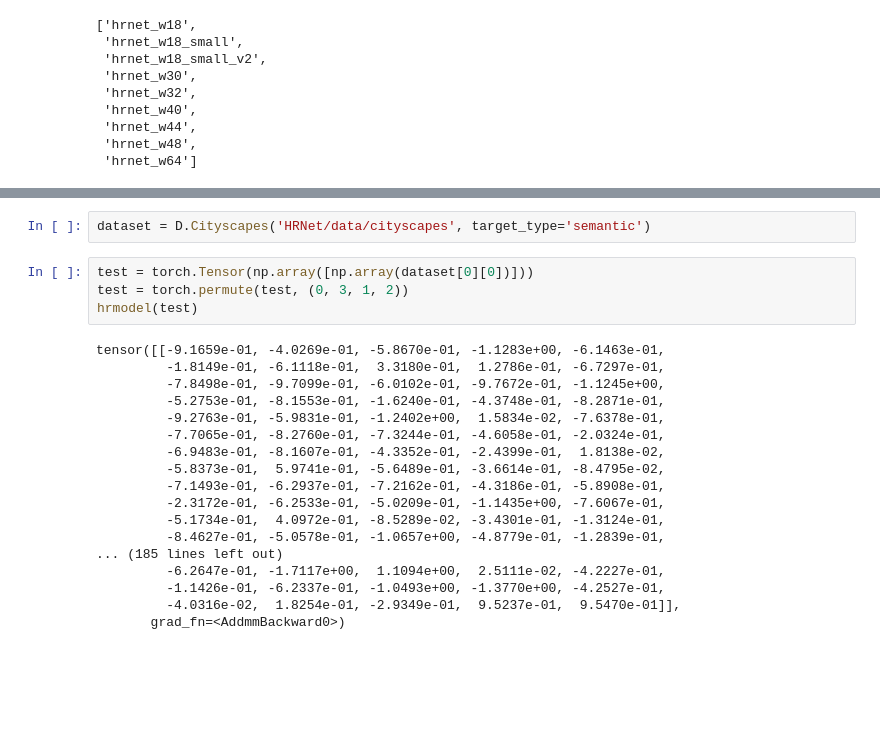
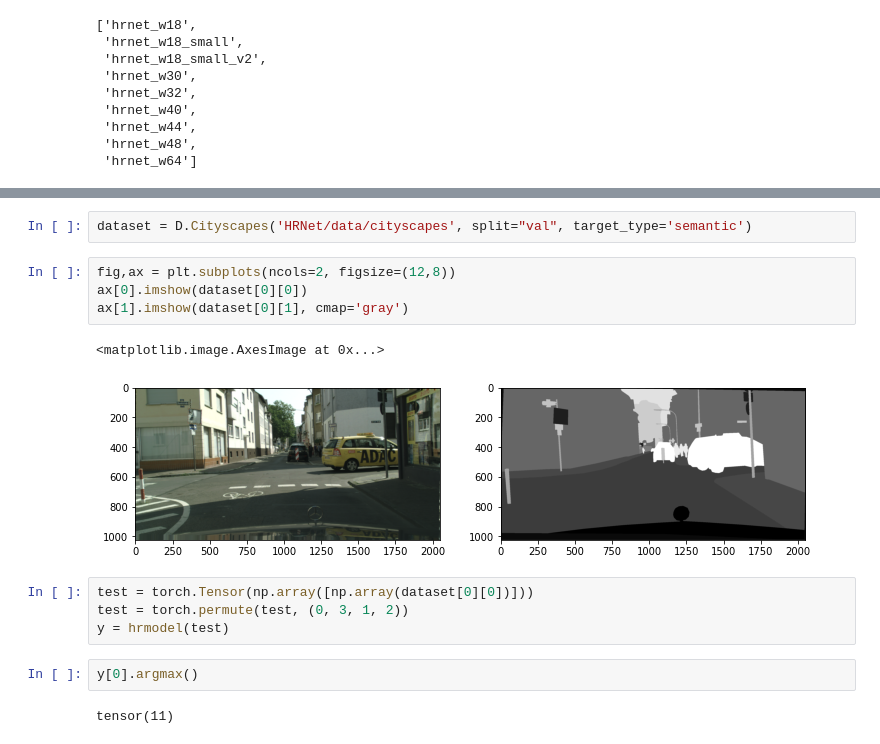
Before and after one commit to Luminilion/Visual-Intelligence---Benchmarking-Framework-for-Bad-Weather-Distortion, a Jupyter notebook: sota_model/HRNet.ipynb, the cells around one changed output, grey strips where cells are left out. Drawn from its saved outputs; the diff is of its cells as text; blank space fills up the shorter version.

```diff
--- a/sota_model/HRNet.ipynb
+++ b/sota_model/HRNet.ipynb
@@ -35,24 +37,17 @@ Downloading: "https://github.com/rwightman/pytorch-image-models/releases/downloa
 # %%
-dataset = D.Cityscapes('HRNet/data/cityscapes', target_type='semantic')
+dataset = D.Cityscapes('HRNet/data/cityscapes', split="val", target_type='semantic')
+# %%
+fig,ax = plt.subplots(ncols=2, figsize=(12,8))
+ax[0].imshow(dataset[0][0])
+ax[1].imshow(dataset[0][1], cmap='gray')
+# %% [output]
+<matplotlib.image.AxesImage at 0x...>
+[figure, added]
 # %%
 test = torch.Tensor(np.array([np.array(dataset[0][0])]))
 test = torch.permute(test, (0, 3, 1, 2))
-hrmodel(test)
+y = hrmodel(test)
-# %% [output]
-tensor([[-9.1659e-01, -4.0269e-01, -5.8670e-01, -1.1283e+00, -6.1463e-01,
-         -1.8149e-01, -6.1118e-01,  3.3180e-01,  1.2786e-01, -6.7297e-01,
-         -7.8498e-01, -9.7099e-01, -6.0102e-01, -9.7672e-01, -1.1245e+00,
-         -5.2753e-01, -8.1553e-01, -1.6240e-01, -4.3748e-01, -8.2871e-01,
-         -9.2763e-01, -5.9831e-01, -1.2402e+00,  1.5834e-02, -7.6378e-01,
-         -7.7065e-01, -8.2760e-01, -7.3244e-01, -4.6058e-01, -2.0324e-01,
-         -6.9483e-01, -8.1607e-01, -4.3352e-01, -2.4399e-01,  1.8138e-02,
-         -5.8373e-01,  5.9741e-01, -5.6489e-01, -3.6614e-01, -8.4795e-02,
-         -7.1493e-01, -6.2937e-01, -7.2162e-01, -4.3186e-01, -5.8908e-01,
-         -2.3172e-01, -6.2533e-01, -5.0209e-01, -1.1435e+00, -7.6067e-01,
-         -5.1734e-01,  4.0972e-01, -8.5289e-02, -3.4301e-01, -1.3124e-01,
-         -8.4627e-01, -5.0578e-01, -1.0657e+00, -4.8779e-01, -1.2839e-01,
-... (185 lines left out)
-         -6.2647e-01, -1.7117e+00,  1.1094e+00,  2.5111e-02, -4.2227e-01,
-         -1.1426e-01, -6.2337e-01, -1.0493e+00, -1.3770e+00, -4.2527e-01,
-         -4.0316e-02,  1.8254e-01, -2.9349e-01,  9.5237e-01,  9.5470e-01]],
-       grad_fn=<AddmmBackward0>)
+# %%
+y[0].argmax()
+# %% [output]
+tensor(11)
```
Also changed, not shown: parts of 2 cells of this notebook, 29 other files.
